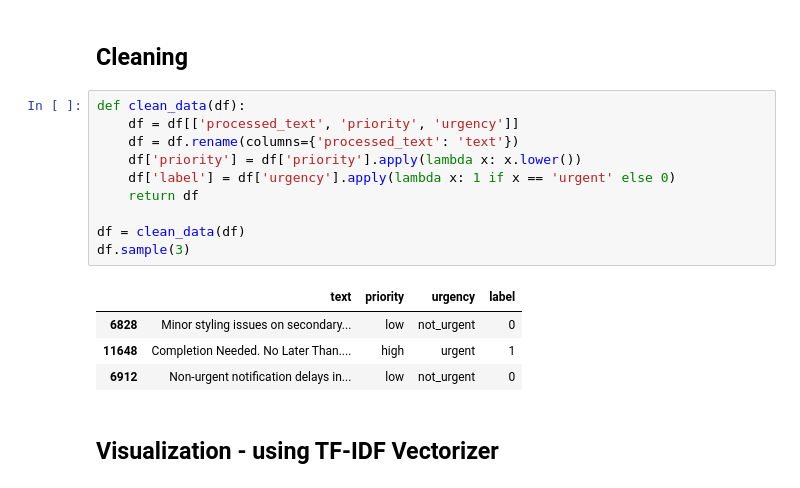
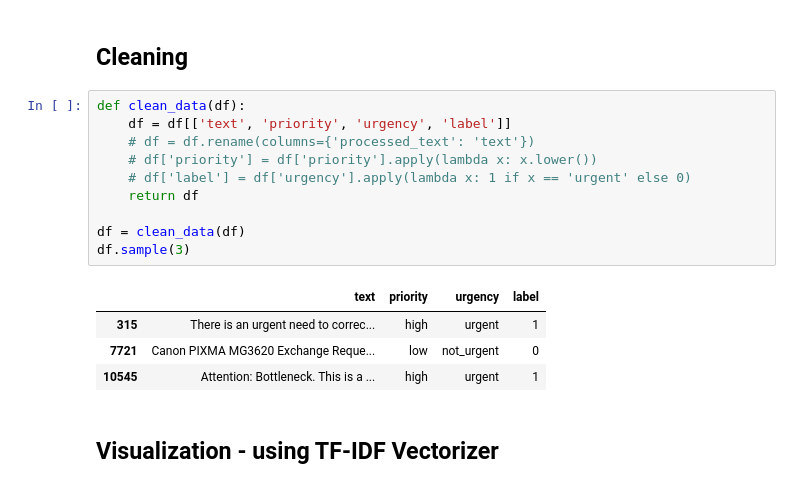
Before and after one commit to Kripa8702/Text-Classifier---Urgent-vs.-No-Urgent, a Jupyter notebook: analysis/ml_lifecycle.ipynb, the cells around one changed output. Drawn from its saved outputs; the diff is of its cells as text.

```diff
--- a/analysis/ml_lifecycle.ipynb
+++ b/analysis/ml_lifecycle.ipynb
@@ -59,19 +59,19 @@ dtype: int64
 ## Cleaning
 # %%
 def clean_data(df):
-    df = df[['processed_text', 'priority', 'urgency']]
-    df = df.rename(columns={'processed_text': 'text'})
-    df['priority'] = df['priority'].apply(lambda x: x.lower())
-    df['label'] = df['urgency'].apply(lambda x: 1 if x == 'urgent' else 0)
+    df = df[['text', 'priority', 'urgency', 'label']]
+    # df = df.rename(columns={'processed_text': 'text'})
+    # df['priority'] = df['priority'].apply(lambda x: x.lower())
+    # df['label'] = df['urgency'].apply(lambda x: 1 if x == 'urgent' else 0)
     return df
 
 df = clean_data(df)
 df.sample(3)
 # %% [output]
 |  | text | priority | urgency | label |
-| 6828 | Minor styling issues on secondary... | low | not_urgent | 0 |
-| 11648 | Completion Needed. No Later Than.... | high | urgent | 1 |
-| 6912 | Non-urgent notification delays in... | low | not_urgent | 0 |
+| 315 | There is an urgent need to correc... | high | urgent | 1 |
+| 7721 | Canon PIXMA MG3620 Exchange Reque... | low | not_urgent | 0 |
+| 10545 | Attention: Bottleneck. This is a ... | high | urgent | 1 |
 # %% [markdown]
 ## Visualization - using TF-IDF Vectorizer
 # %%
```
Also changed, not shown: parts of 22 cells of this notebook, 14 other files.
